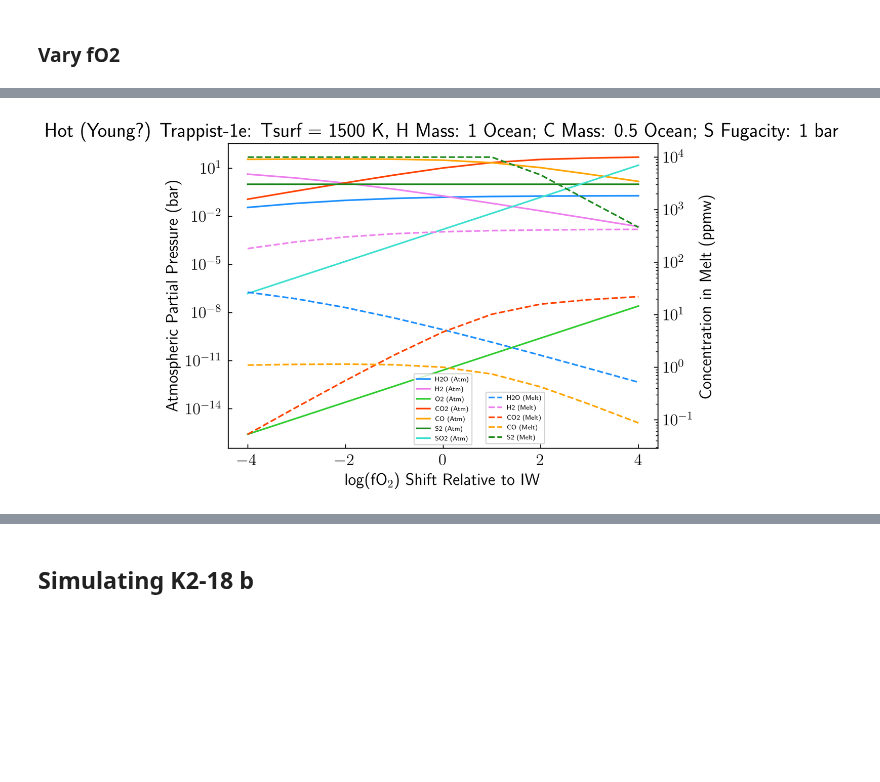
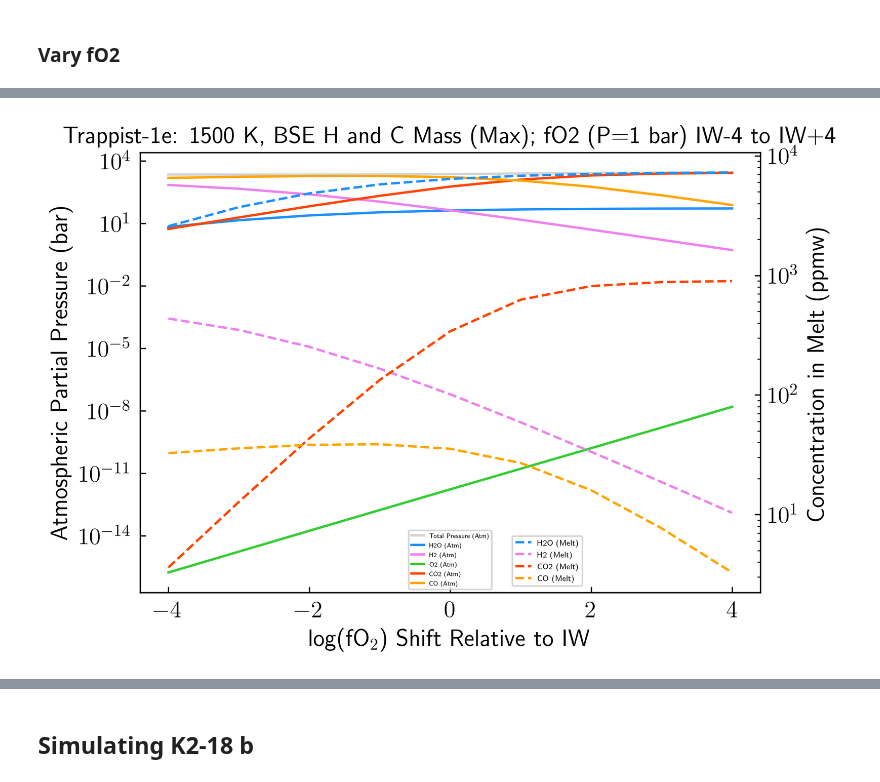
Before and after one commit to ExPlanetology/atmodeller, a Jupyter notebook: atmodeller/docs/4_sciencecases.ipynb, the cells around one changed output, grey strips where cells are left out. Saved outputs shown, nothing was run; the diff lists cells and outputs as text; code cells hidden in the pictures; blank space fills up the shorter version.

Commit message:
Science Cases Notebook (includes example where S2 thermodynamic class raises KeyError)

```diff
--- a/atmodeller/docs/4_sciencecases.ipynb
+++ b/atmodeller/docs/4_sciencecases.ipynb
@@ -246,7 +299,12 @@ SystemExit:
 # %%
 import pandas as pd
-datafile_fO2: str = f"data/science_cases_files/atmodeller_Trappist1e_varyfO2_CHOS.csv"
-df_fO2: pd.DataFrame = pd.read_csv(datafile_fO2, skiprows=1, names=('H2O_pp', 'H2_pp', 'O2_pp', 'CO2_pp', 'CO_pp', 'S2_pp', 'SO2_pp', 'H2O_melt', 'H2_melt', 'O2_melt', 'CO2_melt', 'CO_melt', 'S2_melt', 'fO2_shift'))
+datafile_fO2: str = f"data/science_cases_files/atmodeller_Trappist1e_CHO_1500K_BSEmax_varyfO2.csv"
+#df_fO2: pd.DataFrame = pd.read_csv(datafile_fO2, skiprows=1, names=('H2O_pp', 'H2_pp', 'O2_pp', 'CO2_pp', 'CO_pp', 'S2_pp', 'SO2_pp', 'H2O_melt', 'H2_melt', 'O2_melt', 'CO2_melt', 'CO_melt', 'S2_melt', 'fO2_shift'))
+df_fO2: pd.DataFrame = pd.read_csv(datafile_fO2, skiprows=1, names=('H2O','H2','O2','CO2','CO','H2_melt','H2O_melt','O2_melt','CO2_melt','CO_melt','fO2_shift','Total_P'
+))
 
-print(df_fO2.fO2_shift)
+
+print(df_fO2.Total_P)
+
+#print(df_fO2.S2 + df_fO2.O2 + df_fO2.SO2)
 # %% [output]
@@ -263,36 +343,41 @@ Name: fO2_shift, dtype: int64
 # %%
 fig, ax = plt.subplots()
-ax.plot(df_fO2.fO2_shift, df_fO2.H2O_pp, color='dodgerblue', label='H2O (Atm)')
-ax.plot(df_fO2.fO2_shift, df_fO2.H2_pp, color='violet', label='H2 (Atm)')
-ax.plot(df_fO2.fO2_shift, df_fO2.O2_pp, color='limegreen', label='O2 (Atm)')
-ax.plot(df_fO2.fO2_shift, df_fO2.CO2_pp, color='orangered', label='CO2 (Atm)')
-ax.plot(df_fO2.fO2_shift, df_fO2.CO_pp, color='orange', label='CO (Atm)')
-ax.plot(df_fO2.fO2_shift, df_fO2.S2_pp, color='forestgreen', label='S2 (Atm)')
-ax.plot(df_fO2.fO2_shift, df_fO2.SO2_pp, color='turquoise', label='SO2 (Atm)')
+ax.plot(df_fO2.fO2_shift, df_fO2.Total_P, color='lightgrey', label='Total Pressure (Atm)')
+ax.plot(df_fO2.fO2_shift, df_fO2.H2O, color='dodgerblue', label='H2O (Atm)')
+ax.plot(df_fO2.fO2_shift, df_fO2.H2, color='violet', label='H2 (Atm)')
+ax.plot(df_fO2.fO2_shift, df_fO2.O2, color='limegreen',  label='O2 (Atm)')
+ax.plot(df_fO2.fO2_shift, df_fO2.CO2, color='orangered', label='CO2 (Atm)')
+ax.plot(df_fO2.fO2_shift, df_fO2.CO, color='orange', label='CO (Atm)')
+#ax.plot(df_fO2.fO2_shift, df_fO2.N2, color='deeppink', label='N2 (Atm)')
+#ax.plot(df_fO2.fO2_shift, df_fO2.S2, color='forestgreen', label='S2 (Atm)')
+#ax.plot(df_fO2.fO2_shift, df_fO2.SO2, color='turquoise', label='SO2 (Atm)')
+#ax.plot(df_fO2.fO2_shift, df_fO2.Cl2, color='gold', label='Cl2 (Atm)')
 
 
 ax2 = ax.twinx()
 ax2.plot(df_fO2.fO2_shift, df_fO2.H2O_melt, color='dodgerblue', linestyle='--', label='H2O (Melt)')
 ax2.plot(df_fO2.fO2_shift, df_fO2.H2_melt, color='violet', linestyle='--', label='H2 (Melt)')
 #ax2.plot(df_fO2.fO2_shift, df_fO2.O2_melt, color='limegreen', linestyle='--', label='O2 (Melt)')
 ax2.plot(df_fO2.fO2_shift, df_fO2.CO2_melt, color='orangered', linestyle='--', label='CO2 (Melt)')
 ax2.plot(df_fO2.fO2_shift, df_fO2.CO_melt, color='orange', linestyle='--', label='CO (Melt)')
-ax2.plot(df_fO2.fO2_shift, df_fO2.S2_melt, color='forestgreen', linestyle='--', label='S2 (Melt)')
+#ax2.plot(df_fO2.fO2_shift, df_fO2.S2_melt, color='forestgreen', linestyle='--', label='S2 (Melt)')
+#ax2.plot(df_fO2.fO2_shift, df_fO2.N2_melt, color='deeppink', linestyle='--', label='N2 (Melt)')
+#ax2.plot(df_fO2.fO2_shift, df_fO2.Cl2_melt, color='gold', linestyle='--', label='Cl2 (Melt)')
 
 ax.set_xlabel(r'log(fO$_2$) Shift Relative to IW')
 ax.set_ylabel('Atmospheric Partial Pressure (bar)')
 ax2.set_ylabel('Concentration in Melt (ppmw)')
 ax.set_yscale('log')
 #ax.set_ylim(1e-16, 1e5)
 ax2.set_yscale('log')
 #ax2.set_ylim(1e-2, 1e5)
-ax.legend(fontsize=6, loc=8)
-ax2.legend(fontsize=6, loc=(0.6, 0.015))
+ax.legend(fontsize=4, loc=8)
+ax2.legend(fontsize=5, loc=(0.6, 0.015))
 
-plt.title(r'Hot (Young?) Trappist-1e: Tsurf = 1500 K, H Mass: 1 Ocean; C Mass: 0.5 Ocean; S Fugacity: 1 bar')
-plt.savefig('data/Plots/PlanetTrial1_HotTrappist1e_CHOS_1500K_massH_1_Ocean_massC_p5_Ocean_fugS_1.jpg', dpi=1000, bbox_inches='tight')
+plt.title(r'Trappist-1e: 1500 K, BSE H and C Mass (Max); fO2 (P=1 bar) IW-4 to IW+4', fontsize=15)
+plt.savefig('data/Plots/PlanetTrial1_HotTrappist1e_CHO_1500K_BSE_Max_CandHMass.jpg', dpi=1000)
 plt.show()
 # %% [output]
-[figure, old version]
+[figure, new version]
 # %%
 fig, ax = plt.subplots()
```
Also changed, not shown: parts of 13 cells of this notebook.
